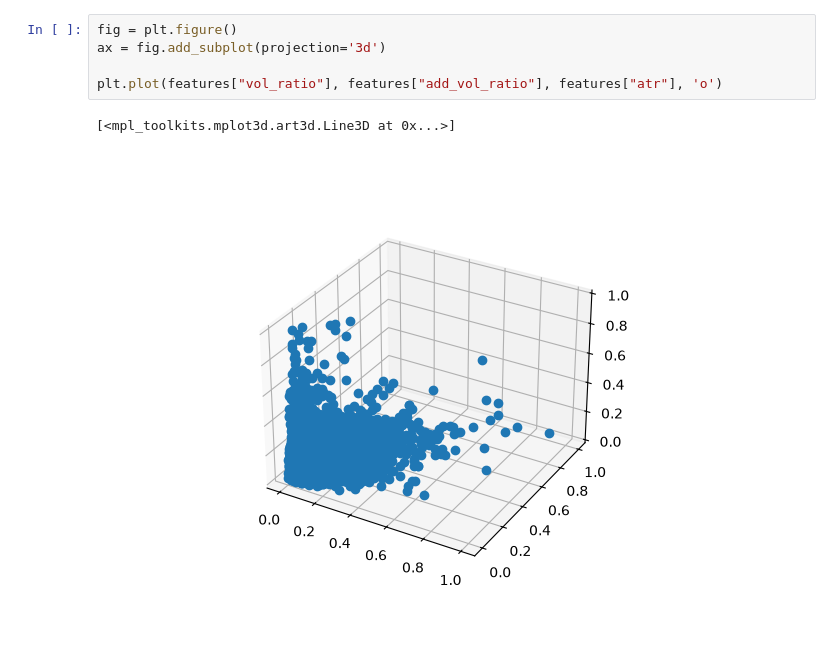
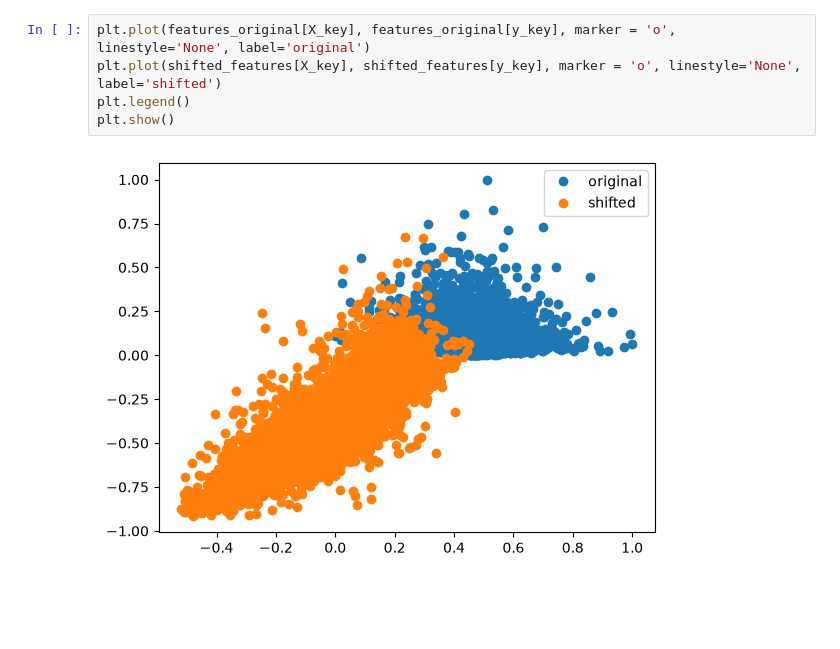
Before and after one commit to fluidize/qtech, a Jupyter notebook: trading/brains/allocation/feature_corr.ipynb, the cells around one changed output. Cells and saved outputs as stored; diff of their text form; blank space fills up the shorter version.

```diff
--- a/trading/brains/allocation/feature_corr.ipynb
+++ b/trading/brains/allocation/feature_corr.ipynb
@@ -57,8 +87,7 @@ plt.show()
-# %%
-fig = plt.figure()
-ax = fig.add_subplot(projection='3d')
-
-plt.plot(features["vol_ratio"], features["add_vol_ratio"], features["atr"], 'o')
-# %% [output]
-[<mpl_toolkits.mplot3d.art3d.Line3D at 0x...>]
-[figure, removed]
+# %%
+plt.plot(features_original[X_key], features_original[y_key], marker = 'o', linestyle='None', label='original')
+plt.plot(shifted_features[X_key], shifted_features[y_key], marker = 'o', linestyle='None', label='shifted')
+plt.legend()
+plt.show()
+# %% [output]
+[figure, added]
```
Also changed, not shown: parts of 4 cells of this notebook, 1 other file.
